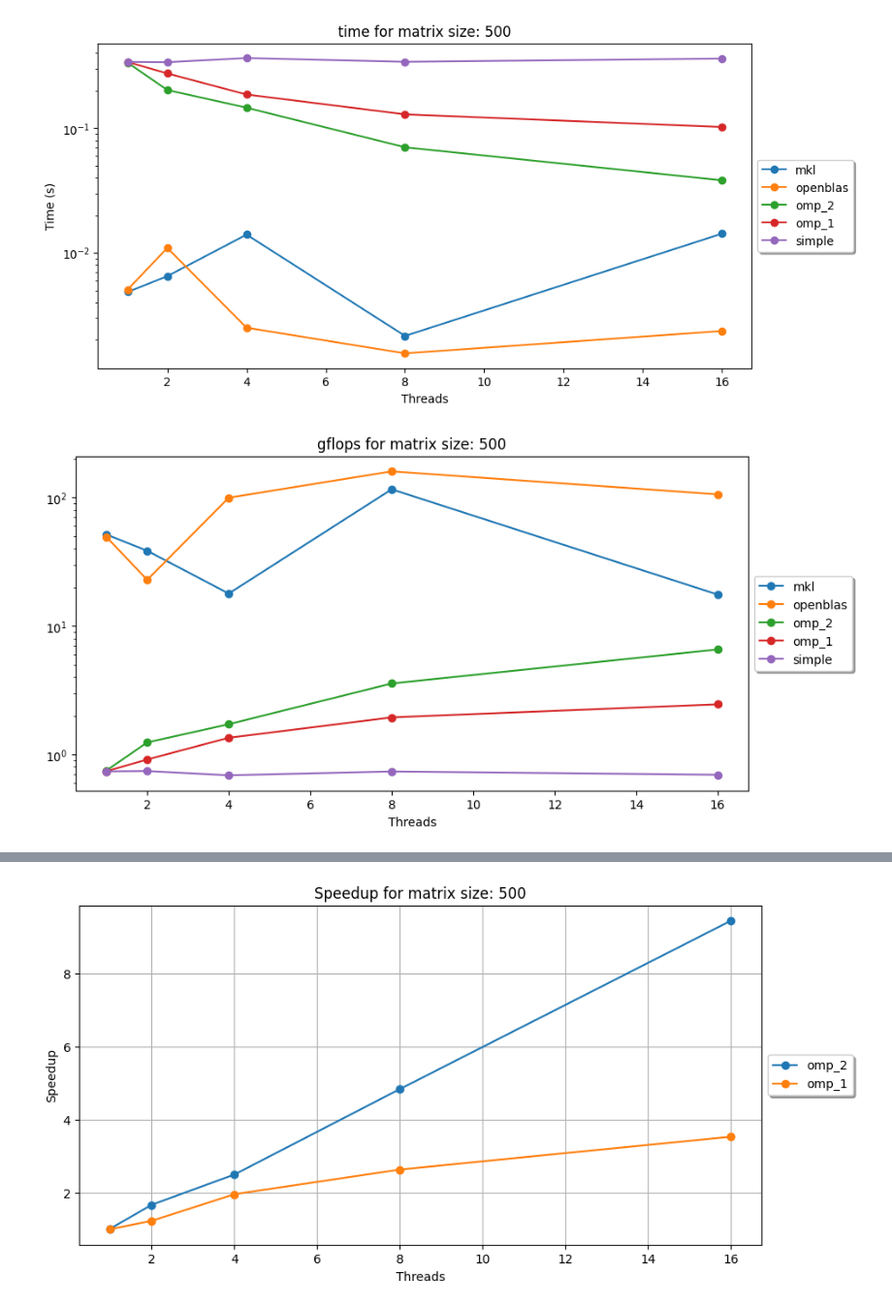
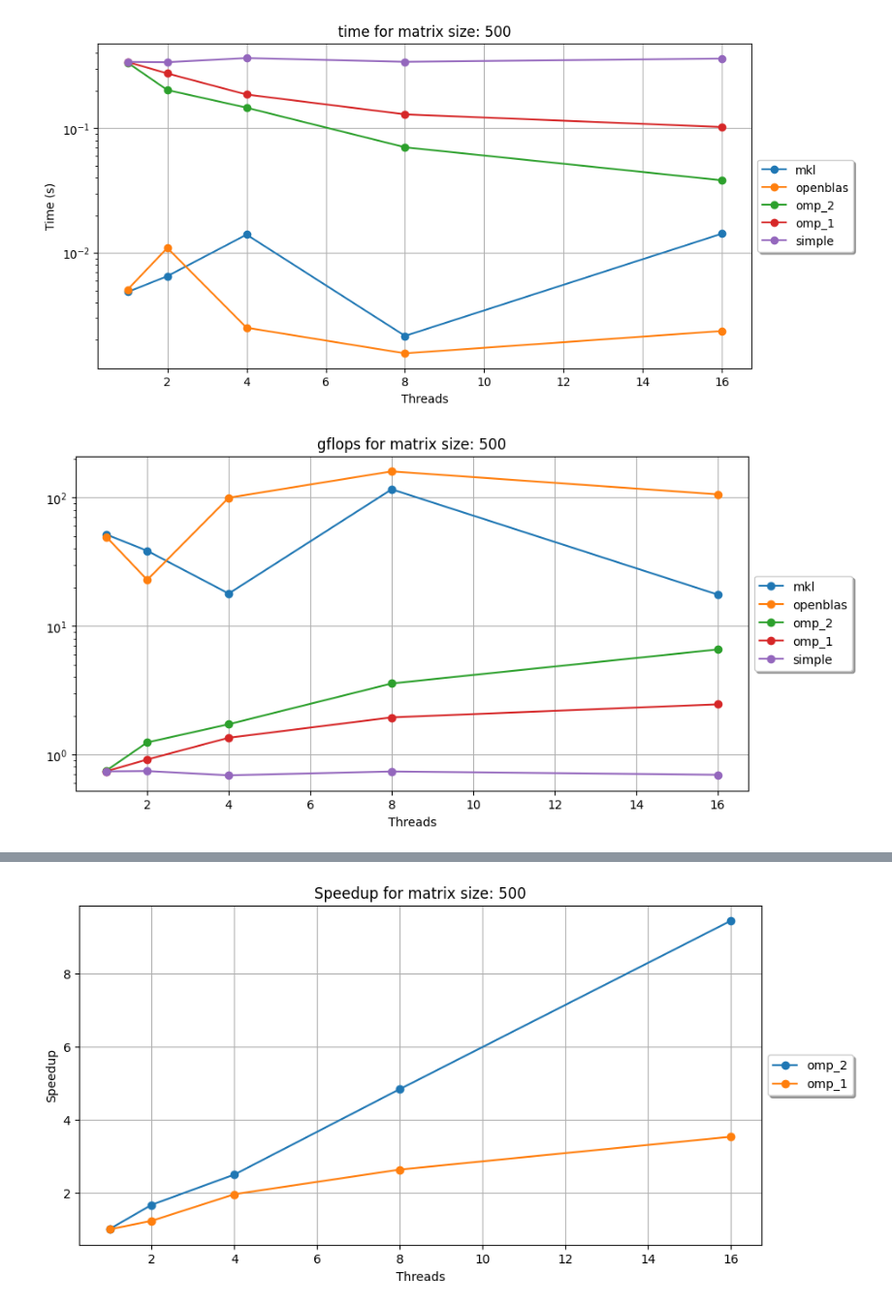
Before and after one commit to MoskalenkoRomanBorisovich/dgemm_omp, a Jupyter notebook: benschmark_results/speed_analisys.ipynb, the cells around one changed output, grey strips where cells are left out. Shown at 97% size. Drawn from its saved outputs; the diff is of its cells as text; code cells hidden in the pictures.

```diff
--- a/benschmark_results/speed_analisys.ipynb
+++ b/benschmark_results/speed_analisys.ipynb
@@ -123,5 +123,6 @@ for title in res:
             plt.plot(threads_arr, vals[i], linestyle='-', marker='o',  label=mat_sizes[i])
         plt.legend(loc='center left', bbox_to_anchor=(1, 0.5),
           ncol=1, fancybox=True, shadow=True)
+        plt.grid(True)
         plt.show()
 # %% [output]
@@ -138,24 +139,25 @@ for title in res:
 # %%
 
 for i in range(len(mat_sizes)):
     for title in res:
         plt.figure(figsize=(10,5))
         plt.title(f"{title} for matrix size: {mat_sizes[i]}")
         plt.xlabel("Threads")
         if title == "time":
             plt.ylabel("Time (s)")
         elif title == "glops":
             plt.ylabel("GFLOPS")
         plt.yscale("log")
         vals_dict = res[title]
         for key in vals_dict:
             vals = vals_dict[key]
 
             plt.plot(threads_arr, vals[i], linestyle='-', marker='o',  label=key)
 
         plt.legend(loc='center left', bbox_to_anchor=(1, 0.5),
           ncol=1, fancybox=True, shadow=True)
+        plt.grid(True)
         plt.show()
 # %% [output]
 [figure]
-[figure, old version]
+[figure, new version]
```
Also changed, not shown: parts of 3 cells of this notebook.
